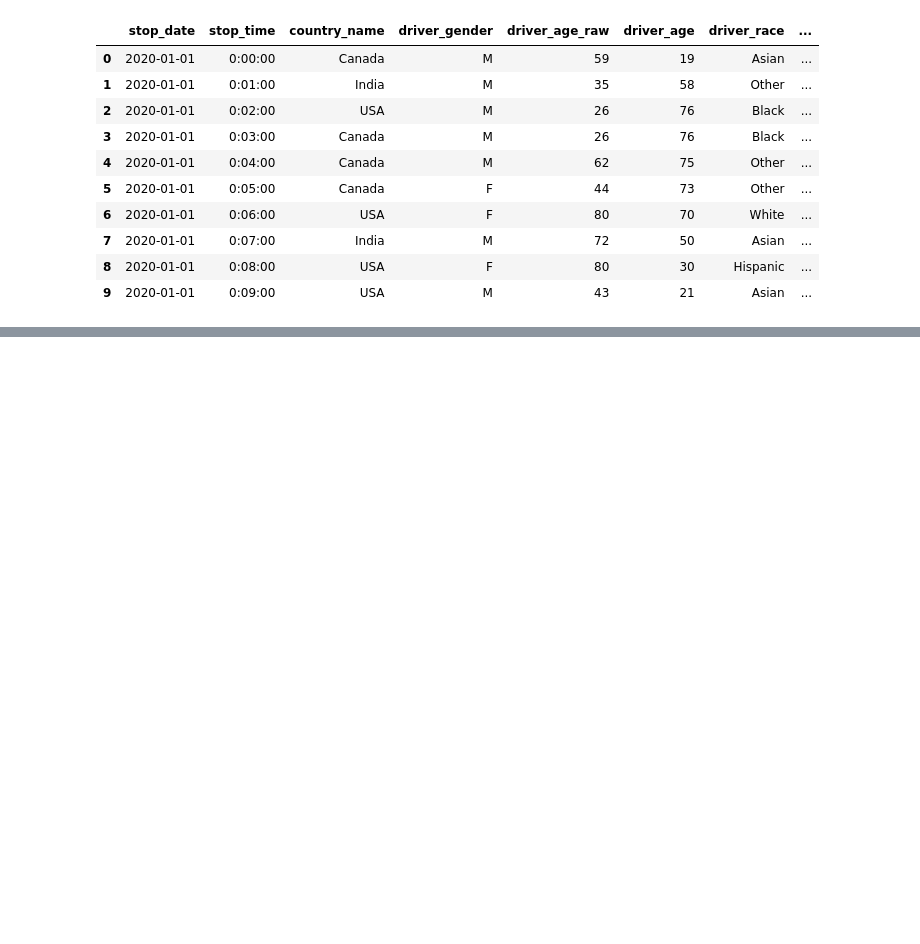
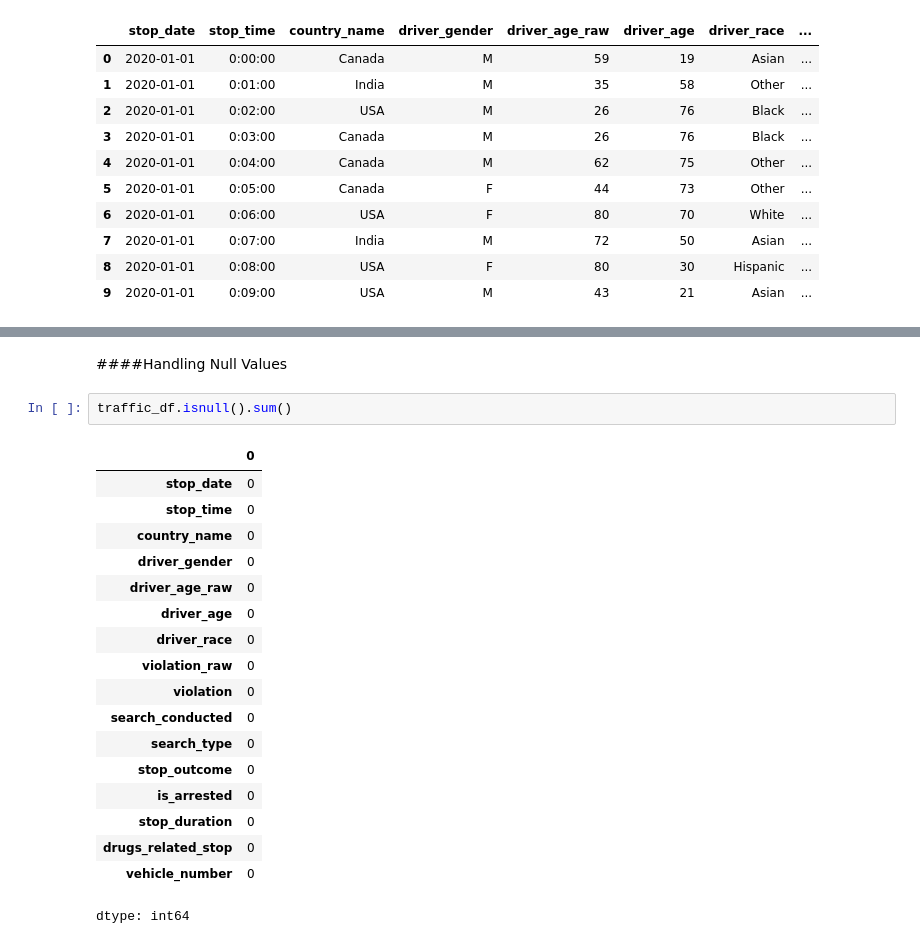
Before and after one commit to Infant-Joshva/Data-Science-learning-path, a Jupyter notebook: Mini_Project_1(Secure_check)Git/Mini_project_1(Secure_Check).ipynb, the cells around one changed output, grey strips where cells are left out. Saved outputs shown, nothing was run; the diff lists cells and outputs as text; blank space fills up the shorter version.

```diff
--- a/Mini_Project_1(Secure_check)Git/Mini_project_1(Secure_Check).ipynb
+++ b/Mini_Project_1(Secure_check)Git/Mini_project_1(Secure_Check).ipynb
@@ -38,0 +80,23 @@ traffic_df.head(10)
+# %% [markdown]
+####Handling Null Values
+# %%
+traffic_df.isnull().sum()
+# %% [output]
+|  | 0 |
+| stop_date | 0 |
+| stop_time | 0 |
+| country_name | 0 |
+| driver_gender | 0 |
+| driver_age_raw | 0 |
+| driver_age | 0 |
+| driver_race | 0 |
+| violation_raw | 0 |
+| violation | 0 |
+| search_conducted | 0 |
+| search_type | 0 |
+| stop_outcome | 0 |
+| is_arrested | 0 |
+| stop_duration | 0 |
+| drugs_related_stop | 0 |
+| vehicle_number | 0 |
+dtype: int64
```
Also changed, not shown: parts of 32 cells of this notebook.
